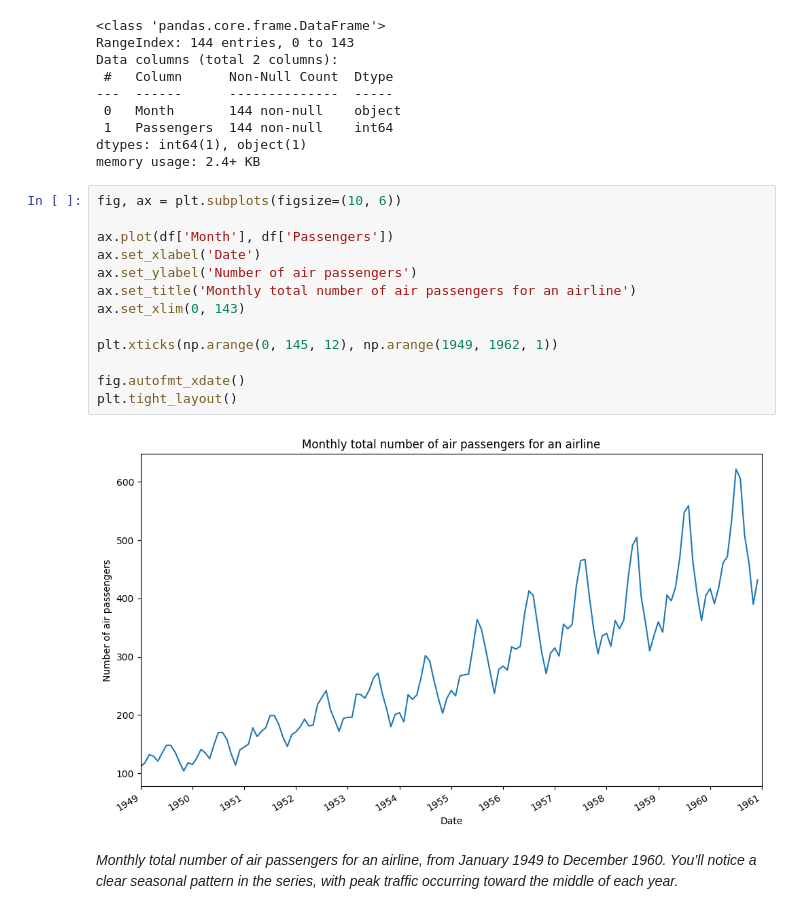
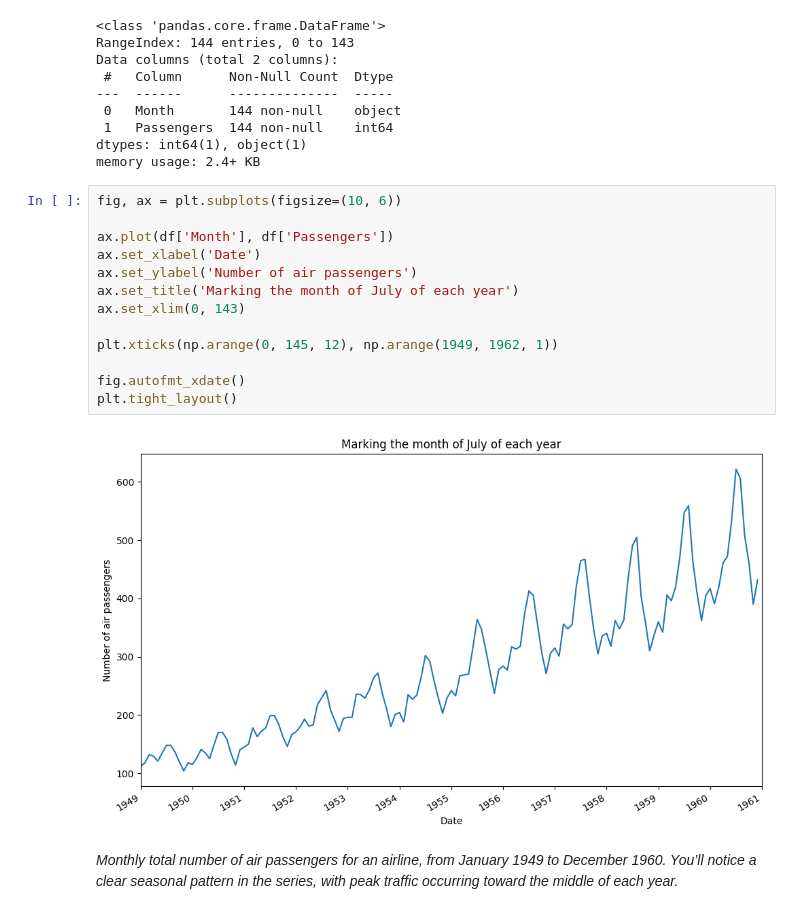
Before and after one commit to LeonardoSMSoares/Economics-Finance, a Jupyter notebook: Time Series Forecasting in Python/TSF 12 - Accounting for Seasonality.ipynb, the cells around one changed output. Cells and saved outputs as stored; diff of their text form.

```diff
--- a/Time Series Forecasting in Python/TSF 12 - Accounting for Seasonality.ipynb
+++ b/Time Series Forecasting in Python/TSF 12 - Accounting for Seasonality.ipynb
@@ -48,18 +48,18 @@ memory usage: 2.4+ KB
 # %%
 fig, ax = plt.subplots(figsize=(10, 6))
 
 ax.plot(df['Month'], df['Passengers'])
 ax.set_xlabel('Date')
 ax.set_ylabel('Number of air passengers')
-ax.set_title('Monthly total number of air passengers for an airline')
+ax.set_title('Marking the month of July of each year')
 ax.set_xlim(0, 143)
 
 plt.xticks(np.arange(0, 145, 12), np.arange(1949, 1962, 1))
 
 fig.autofmt_xdate()
 plt.tight_layout()
 # %% [output]
-[figure, old version]
+[figure, new version]
 # %% [markdown]
 *Monthly total number of air passengers for an airline, from January 1949 to
 December 1960. You’ll notice a clear seasonal pattern in the series, with peak traffic
```
Also changed, not shown: parts of 44 cells of this notebook.
